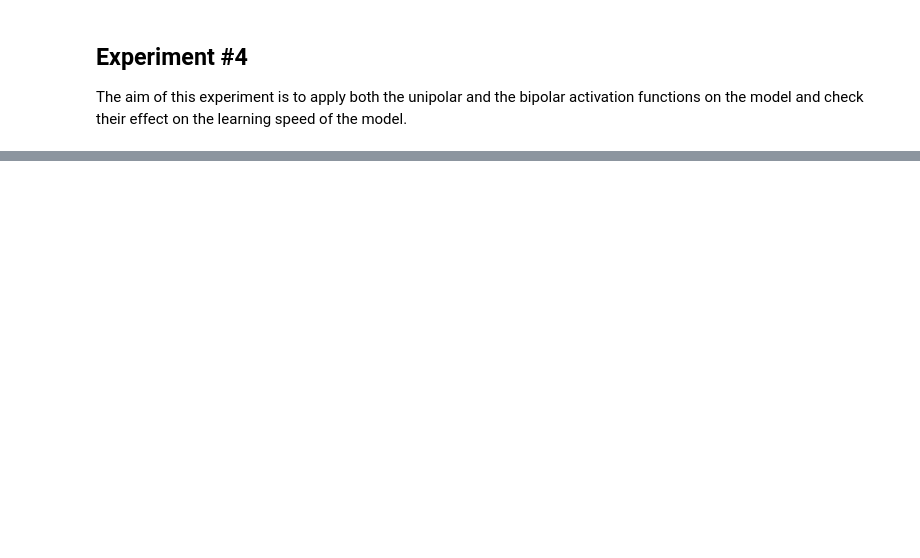
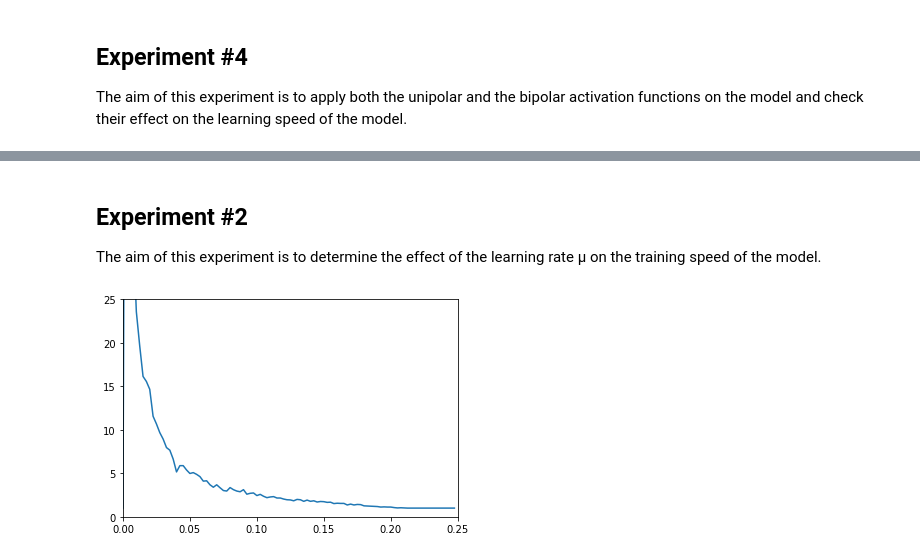
Before and after one commit to karolbelina/sn, a Jupyter notebook: notebooks/assg1.ipynb, the cells around one changed output, grey strips where cells are left out. Cells and saved outputs as stored; diff of their text form; code cells hidden in the pictures; blank space fills up the shorter version.

```diff
--- a/notebooks/assg1.ipynb
+++ b/notebooks/assg1.ipynb
@@ -169,0 +203,32 @@ plt.show()
+# %% [markdown]
+## Experiment #2
+
+The aim of this experiment is to determine the effect of the learning rate μ on the training speed of the model.
+# %%
+dataloader = generate_dataloader(and_)
+random_fn = Uniform(-1.0, 1.0)
+
+
+def factory(μ: float):
+    def perform():
+        model = Adaline(
+            input_size=2,
+            random_fn=random_fn,
+            learning_rate=μ,
+        )
+        trainer = Trainer(max_epochs=1000)
+        epochs = trainer.fit(model, dataloader)
+
+        return epochs if epochs < 1000 else np.inf
+
+    return perform
+
+
+results = [(μ, sample(factory(μ), n=50)) for μ in np.arange(0.0, 0.25, 0.0025)]
+
+x, y = zip(*results)
+plt.plot(x, y)
+plt.axis([0.0, 0.25, 0, 25])
+plt.show()
+# %% [output]
+[figure, added]
```
Also changed, not shown: parts of 9 cells of this notebook, 2 other files.
